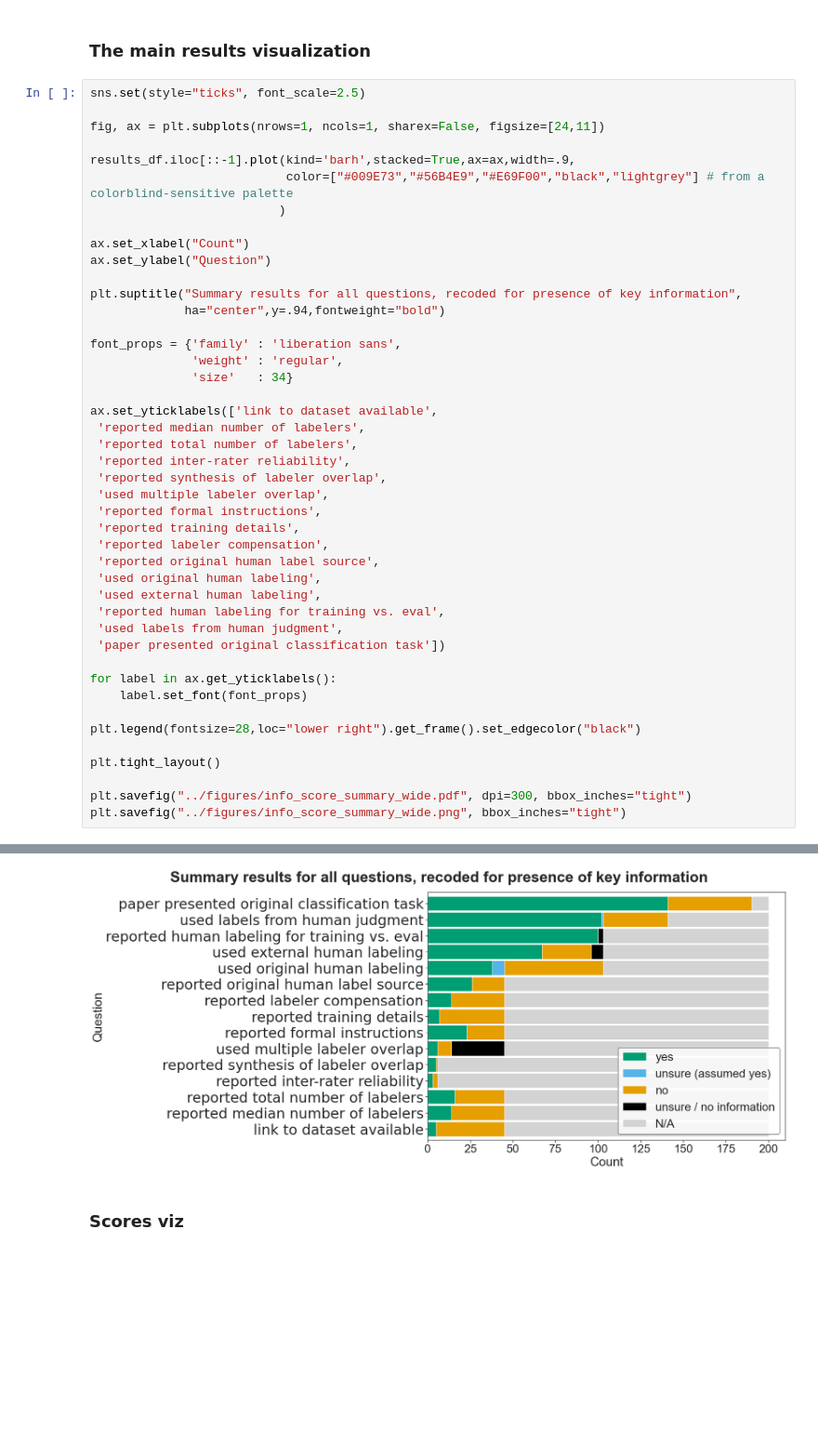
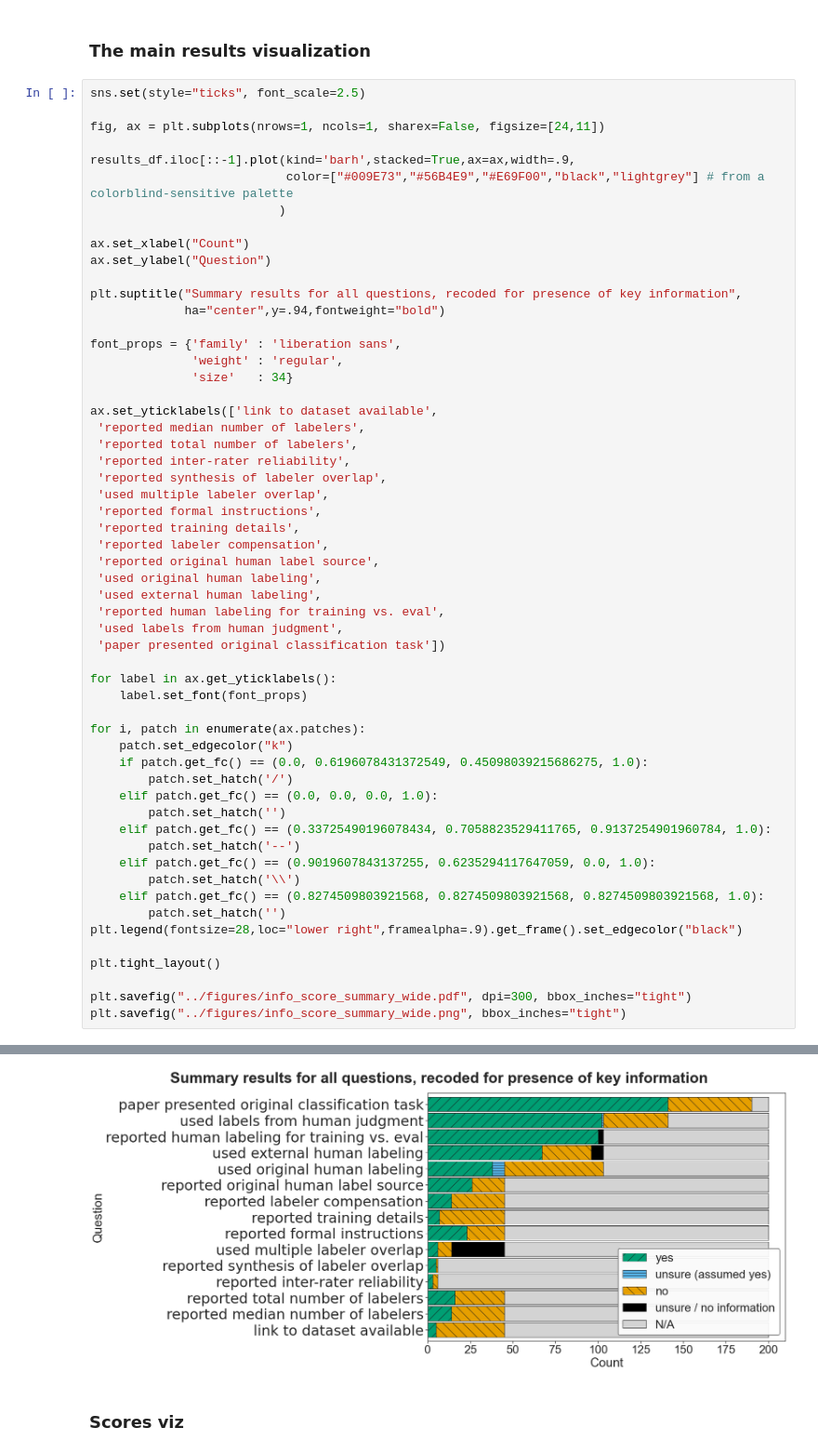
Before and after one commit to staeiou/gigo_qss_2021, a Jupyter notebook: code/2-main-cleaning-analysis-viz.ipynb, the cells around one changed output, grey strips where cells are left out. Shown: that part at 93% size. Saved outputs shown, nothing was run; the diff lists cells and outputs as text; blank space fills up the shorter version.

```diff
--- a/code/2-main-cleaning-analysis-viz.ipynb
+++ b/code/2-main-cleaning-analysis-viz.ipynb
@@ -776,35 +776,47 @@ plt.suptitle("Summary results for all questions, recoded for presence of key inf
 font_props = {'family' : 'liberation sans',
               'weight' : 'regular',
               'size'   : 34}
 
 ax.set_yticklabels(['link to dataset available',
  'reported median number of labelers',
  'reported total number of labelers',
  'reported inter-rater reliability',
  'reported synthesis of labeler overlap',
  'used multiple labeler overlap',
  'reported formal instructions',
  'reported training details',
  'reported labeler compensation',
  'reported original human label source',
  'used original human labeling',
  'used external human labeling',
  'reported human labeling for training vs. eval',
  'used labels from human judgment',
  'paper presented original classification task'])
 
 for label in ax.get_yticklabels():
     label.set_font(font_props)
 
-plt.legend(fontsize=28,loc="lower right").get_frame().set_edgecolor("black")
+for i, patch in enumerate(ax.patches):
+    patch.set_edgecolor("k")
+    if patch.get_fc() == (0.0, 0.6196078431372549, 0.45098039215686275, 1.0):
+        patch.set_hatch('/')
+    elif patch.get_fc() == (0.0, 0.0, 0.0, 1.0):
+        patch.set_hatch('')
+    elif patch.get_fc() == (0.33725490196078434, 0.7058823529411765, 0.9137254901960784, 1.0):
+        patch.set_hatch('--')
+    elif patch.get_fc() == (0.9019607843137255, 0.6235294117647059, 0.0, 1.0):
+        patch.set_hatch('\\')
+    elif patch.get_fc() == (0.8274509803921568, 0.8274509803921568, 0.8274509803921568, 1.0):
+        patch.set_hatch('')
+plt.legend(fontsize=28,loc="lower right",framealpha=.9).get_frame().set_edgecolor("black")
 
 plt.tight_layout()
 
 plt.savefig("../figures/info_score_summary_wide.pdf", dpi=300, bbox_inches="tight")
 plt.savefig("../figures/info_score_summary_wide.png", bbox_inches="tight")
 # %% [output]
 findfont: Font family ['liberation sans'] not found. Falling back to DejaVu Sans.
-[figure, old version]
+[figure, new version]
 # %% [markdown]
 ### Scores viz
 # %%
```
Also changed, not shown: parts of 11 cells of this notebook.
